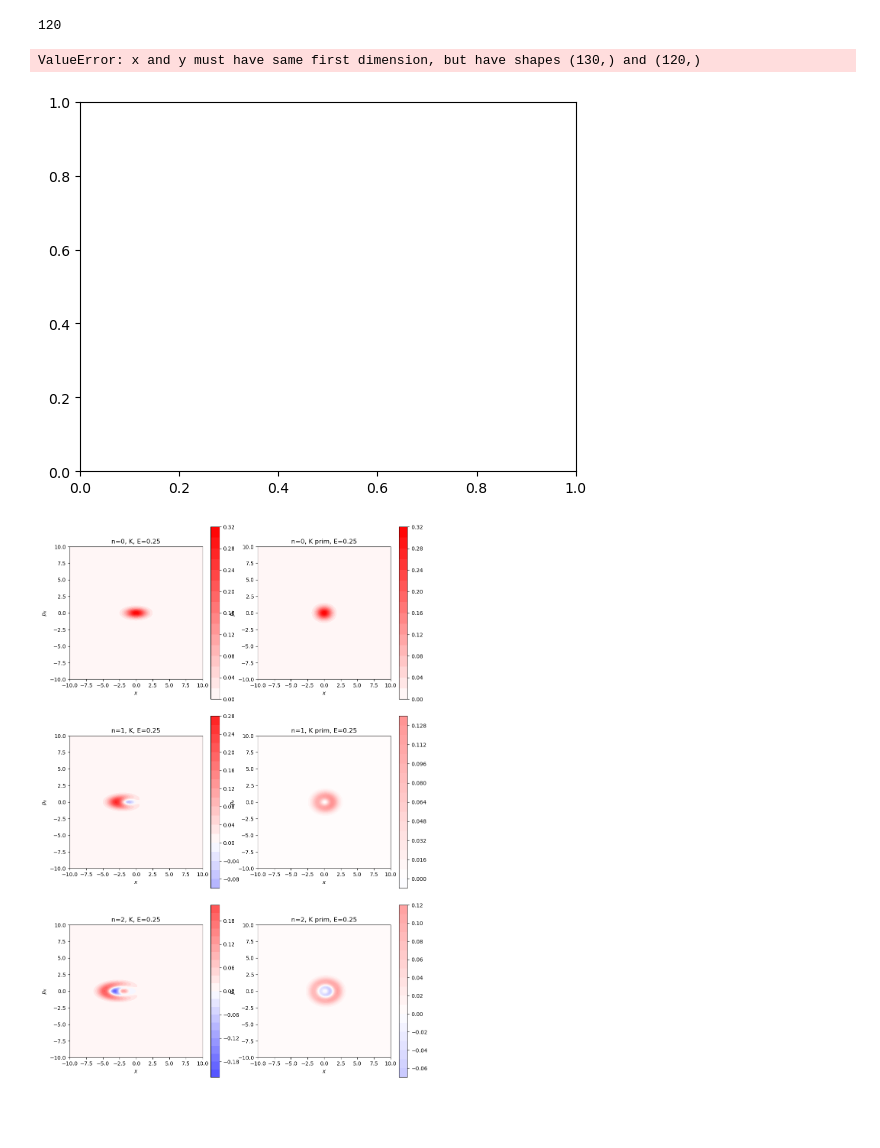
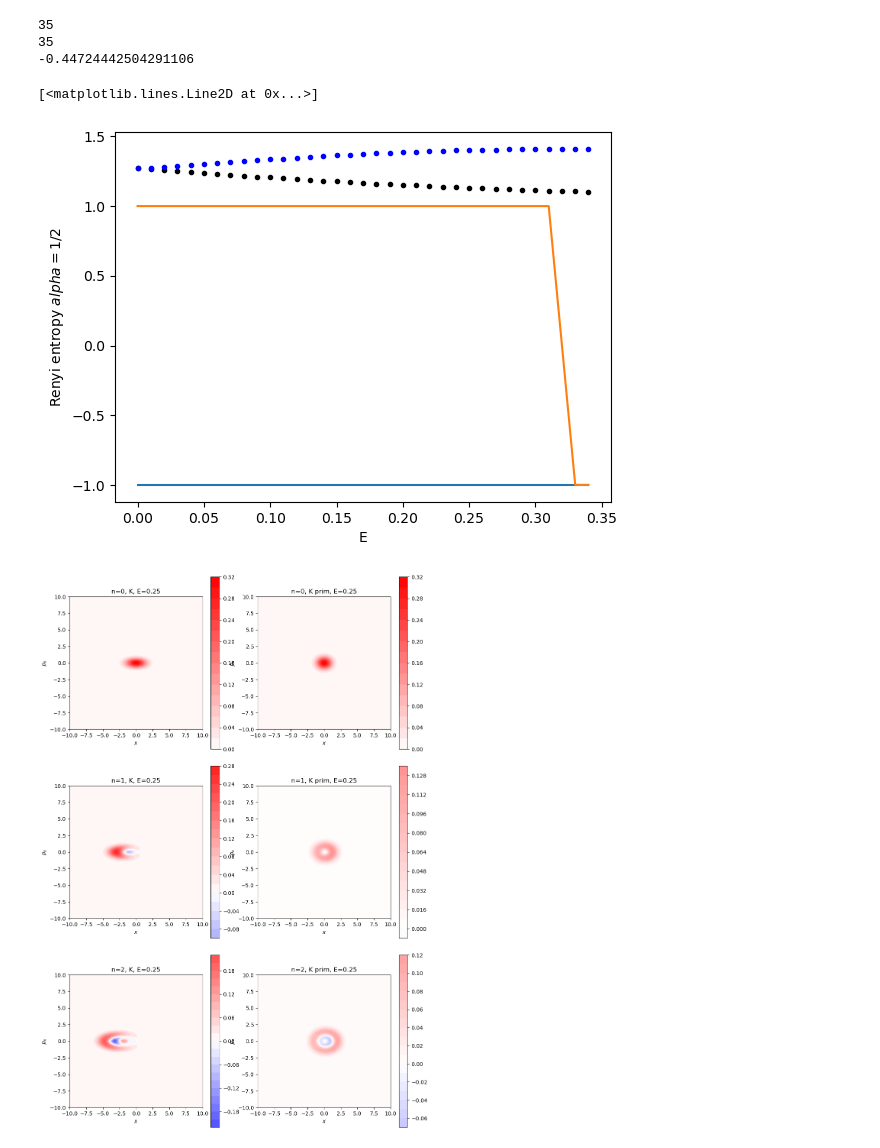
Before and after one commit to mkalka/wigner-2d-topo, a Jupyter notebook: wigner-2d-test.ipynb, the cells around one changed output. Saved outputs shown, nothing was run; the diff lists cells and outputs as text; code cells hidden in the pictures; blank space fills up the shorter version.

```diff
--- a/wigner-2d-test.ipynb
+++ b/wigner-2d-test.ipynb
@@ -60,7 +60,7 @@ E = 0.25 # electric field
 
 lb=1/np.sqrt(B) # magnetic lenght
 
-n = 3
+n = 1
 
 arrayX = np.arange(-10.0, 10.01, 0.01)
 px=np.arange(-10.0, 10.01, 0.01)
@@ -71,8 +71,12 @@ else:
     delta = 0
 
 #u = ((1- beta**2)**(1/4))*(q/lb)*((vy/vx)**(1/2))
-electricArray = np.arange(-0.9, 0.3, 0.01)
-electricArray_Kp = np.arange(-0.3, 0.9, 0.01)
+#electricArray = np.arange(-0.9, 0.3, 0.01)
+#electricArray_Kp = np.arange(-0.3, 0.9, 0.01)
+
+electricArray = np.arange(0, 0.35, 0.01)
+electricArray_Kp = np.arange(0, 0.35, 0.01)
+
 #driftVeloArray = np.arange(-5, 5, 0.1)
 renyiArray = []
 renyiArray_Kp = []
@@ -127,15 +131,26 @@ for i in range(len(electricArray)):
 #plt.ylabel('$p_x$')
 #plt.colorbar()
 # %%
+print(len(renyiArray))
 print(len(renyiArray_Kp))
 plt.plot(electricArray,renyiArray, 'k.',electricArray_Kp,renyiArray_Kp, 'b.')
 #print(renyiArray)
 plt.xlabel('E')
 plt.ylabel('Renyi entropy $alpha = 1/2$')
+
+#plt.plot((np.gradient(renyiArray, electricArray)*np.gradient(renyiArray_Kp, electricArray_Kp)))
+
+print(np.min(np.gradient(renyiArray, electricArray)*np.gradient(renyiArray_Kp, electricArray_Kp)))
+
+plt.plot(electricArray, np.sign(np.gradient(renyiArray, electricArray)))
+plt.plot(electricArray_Kp, np.sign(np.gradient(renyiArray_Kp, electricArray_Kp)))
+#plt.plot(np.sign(np.gradient(renyiArray, electricArray)*np.gradient(renyiArray_Kp, electricArray_Kp)))
 # %% [output]
-120
+35
+35
+-0.44724442504291106
-ValueError: x and y must have same first dimension, but have shapes (130,) and (120,)
+[<matplotlib.lines.Line2D at 0x...>]
-[figure, old version]
+[figure, new version]
 # %%
 from mpl_toolkits.axes_grid1 import make_axes_locatable
 
```
Also changed, not shown: parts of 1 cell of this notebook, 1 other file.
